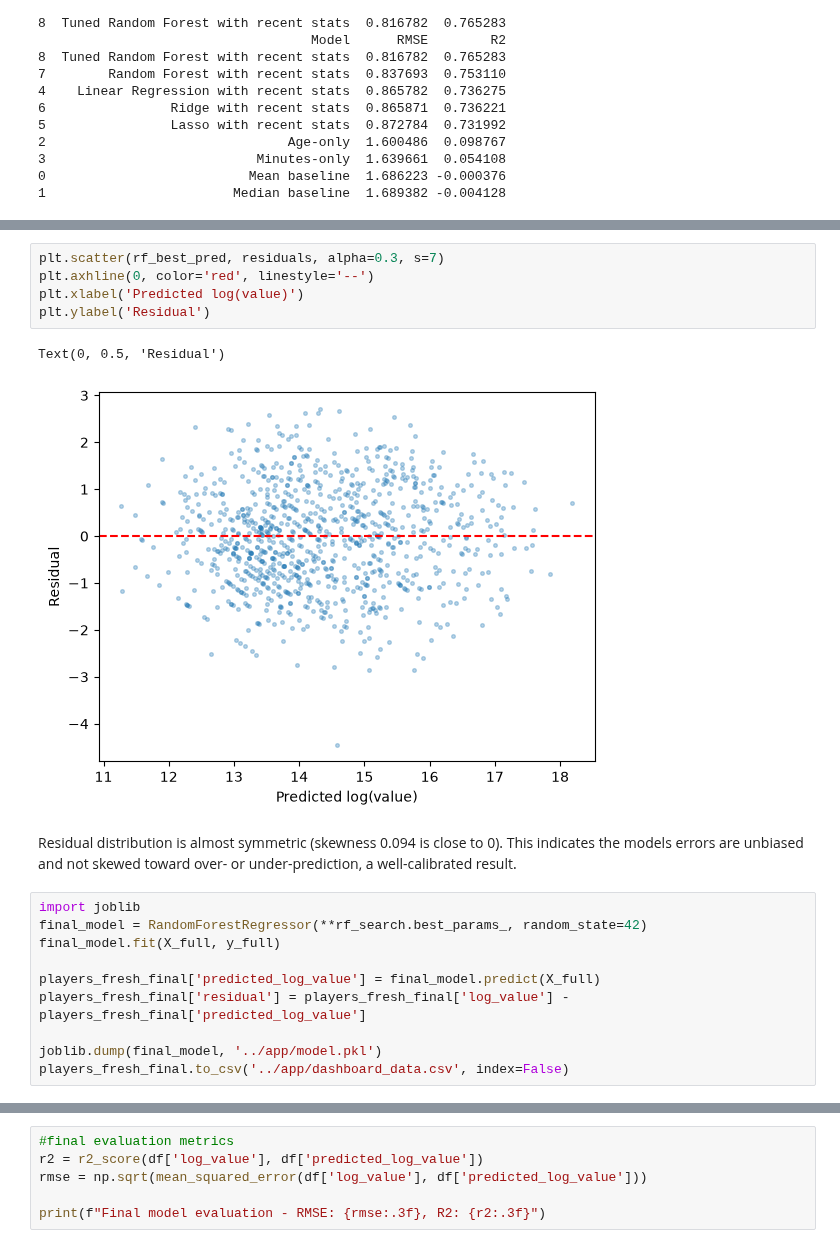
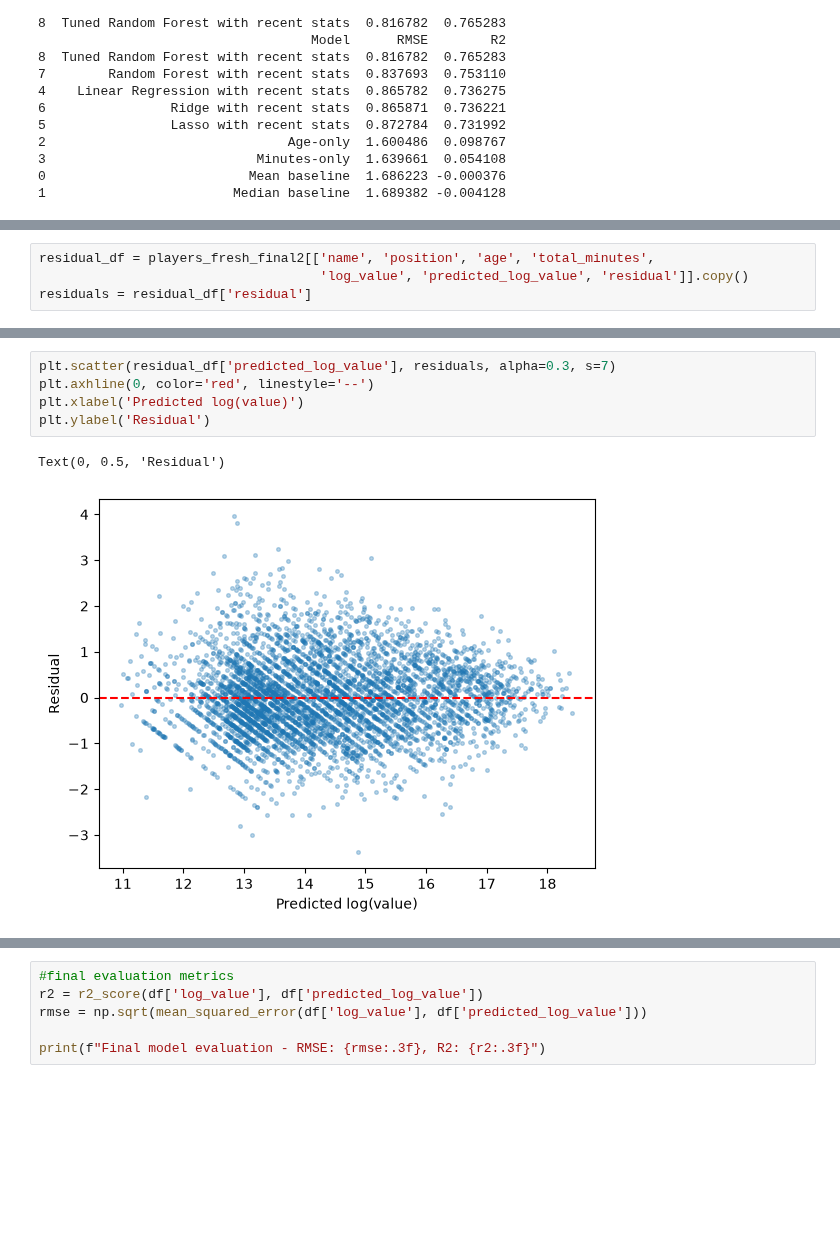
Before and after one commit to AkArtem/football_player_value_analyzer, a Jupyter notebook: notebooks/07_modeling.ipynb, the cells around one changed output, grey strips where cells are left out. Drawn from its saved outputs; the diff is of its cells as text; blank space fills up the shorter version.

Commit message:
Restructure modeling notebook into one storyline, save metrics.json

```diff
--- a/notebooks/07_modeling.ipynb
+++ b/notebooks/07_modeling.ipynb
@@ -402,3 +430,7 @@ residual_df['residual'] = residuals
+# %%
+residual_df = players_fresh_final2[['name', 'position', 'age', 'total_minutes',
+                                    'log_value', 'predicted_log_value', 'residual']].copy()
+residuals = residual_df['residual']
 # %%
 residual_df['residual'].hist(bins=50)
 # %% [output]
@@ -454,20 +482,8 @@ Residual skewness: -0.043
 # %%
-plt.scatter(rf_best_pred, residuals, alpha=0.3, s=7)
+plt.scatter(residual_df['predicted_log_value'], residuals, alpha=0.3, s=7)
 plt.axhline(0, color='red', linestyle='--')
 plt.xlabel('Predicted log(value)')
 plt.ylabel('Residual')
 # %% [output]
 Text(0, 0.5, 'Residual')
-[figure, old version]
+[figure, new version]
-# %% [markdown]
-Residual distribution is almost symmetric (skewness 0.094 is close to 0). This indicates the models errors are unbiased and not skewed toward over- or under-prediction, a well-calibrated result.
-# %%
-import joblib
-final_model = RandomForestRegressor(**rf_search.best_params_, random_state=42)
-final_model.fit(X_full, y_full)
-
-players_fresh_final['predicted_log_value'] = final_model.predict(X_full)
-players_fresh_final['residual'] = players_fresh_final['log_value'] - players_fresh_final['predicted_log_value']
-
-joblib.dump(final_model, '../app/model.pkl')
-players_fresh_final.to_csv('../app/dashboard_data.csv', index=False)
```
Also changed, not shown: parts of 64 cells of this notebook, 1 other file.
